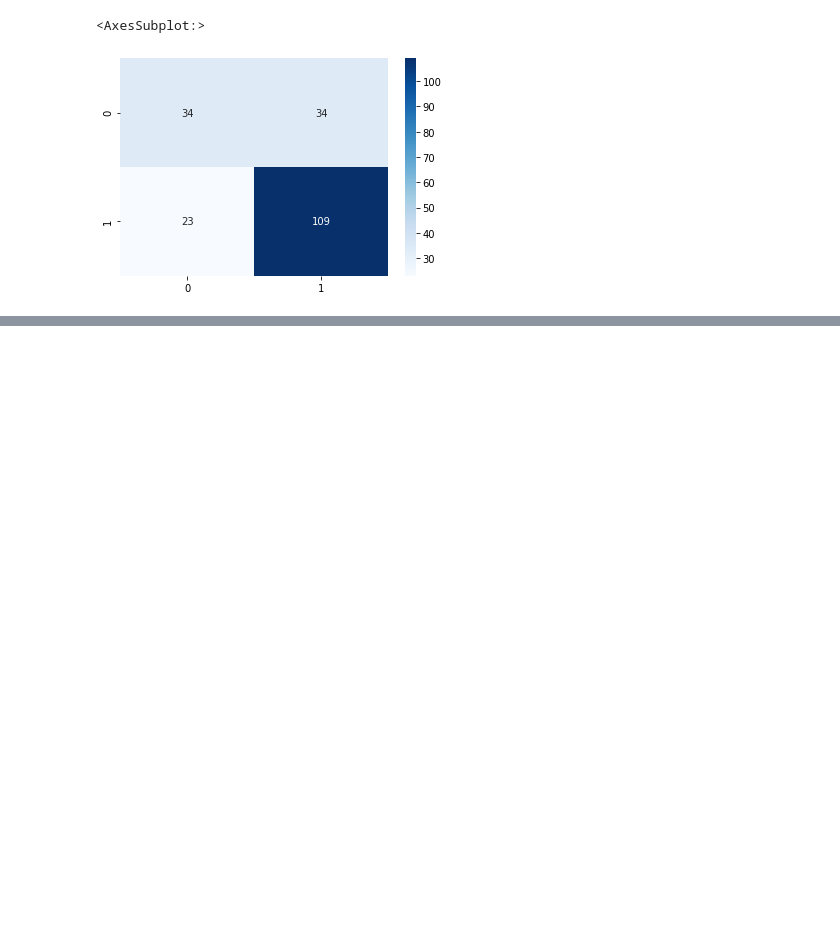
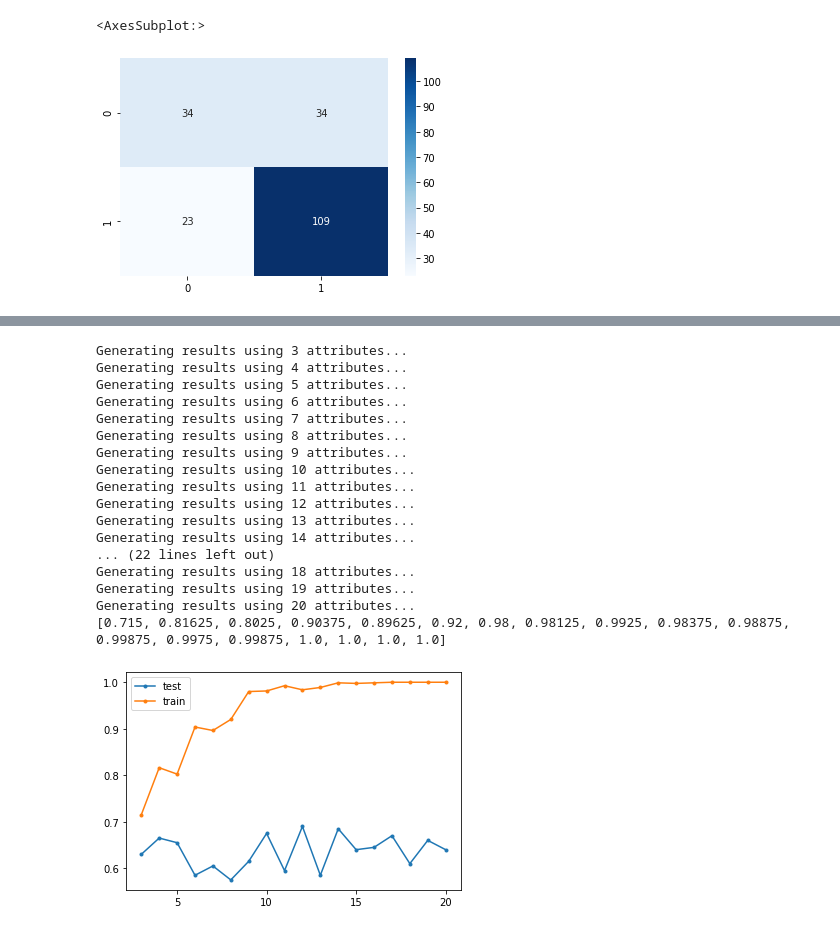
Before and after one commit to FelipeGorostiaga/MachineLearning, a Jupyter notebook: src/tp2/tp2_1.ipynb, the cells around one changed output, grey strips where cells are left out. Drawn from its saved outputs; the diff is of its cells as text; code cells hidden in the pictures; blank space fills up the shorter version.

```diff
--- a/src/tp2/tp2_1.ipynb
+++ b/src/tp2/tp2_1.ipynb
@@ -235,19 +251,17 @@ def build_tree(data, stdout=False):
 import statistics as stats
 from random import sample
 
-# Bagging - Random forest
-def build_forest(data, sample_fraction=0.4, iterations=3, column_sample_size=len(all_attrs), stdout=False):
+def build_forest(data, sample_fraction=0.4, iterations=3, column_sample_size=None, stdout=False):
     forest = []
-    selected_columns = list(all_attrs)
-    selected_columns.append('Creditability')
+    selected_columns = list(data)
 
+    # Every iteration builds a different tree
     while iterations > 0:
         print(f'Remaining trees: {iterations}')
 
-        if column_sample_size != len(all_attrs):
+        if column_sample_size is not None:
             selected_columns = sample(all_attrs, column_sample_size)
-            if 'Creditability' not in selected_columns:
-                selected_columns.append('Creditability')
+            selected_columns.append('Creditability')
 
         subset = data.sample(frac=sample_fraction, replace=True, axis=0)
         t = build_tree(subset[selected_columns], stdout=stdout)
@@ -259,7 +273,11 @@ def build_forest(data, sample_fraction=0.4, iterations=3, column_sample_size=len
     print('Done\n')
     return forest
 
+
 def classify_random_forest(row, data=train, forest=None, stdout=False):
+    """Classify row with each tree and return the mode value for the class
+    """
+
     if forest is None:
         forest = build_forest(data, stdout=stdout)
     classifications = []
@@ -322 +380,46 @@ print(test['Creditability'].value_counts())
 Name: Creditability, dtype: int64
+# %%
+def get_precision_plot_id3(train_data, test_data, node_range=None, stdout=False):
+    plot_points = []
+    if node_range is None:
+        lower = min(3, len(list(train_data)) - 1)
+        higher = len(list(train_data))
+        node_range = range(lower, higher, 1)
+
+    for i in node_range:
+        if stdout:
+            print(f'Generating results using {i} attributes...')
+
+        tree = build_tree(train_data, i, stdout=False)
+
+        correct_classifications = 0
+        for index, row in test_data.iterrows():
+            classification = classify(row, tree=tree)
+            if classification == row['Creditability']:
+                correct_classifications += 1
+
+        plot_points.append(correct_classifications / len(test_data))
+
+    if stdout:
+        print(plot_points)
+
+    return plot_points
+# %% [output]
+Generating results using 3 attributes...
+Generating results using 4 attributes...
+Generating results using 5 attributes...
+Generating results using 6 attributes...
+Generating results using 7 attributes...
+Generating results using 8 attributes...
+Generating results using 9 attributes...
+Generating results using 10 attributes...
+Generating results using 11 attributes...
+Generating results using 12 attributes...
+Generating results using 13 attributes...
+Generating results using 14 attributes...
+... (22 lines left out)
+Generating results using 18 attributes...
+Generating results using 19 attributes...
+Generating results using 20 attributes...
+[0.715, 0.81625, 0.8025, 0.90375, 0.89625, 0.92, 0.98, 0.98125, 0.9925, 0.98375, 0.98875, 0.99875, 0.9975, 0.99875, 1.0, 1.0, 1.0, 1.0]
+[figure, added]
```
Also changed, not shown: parts of 17 cells of this notebook.
